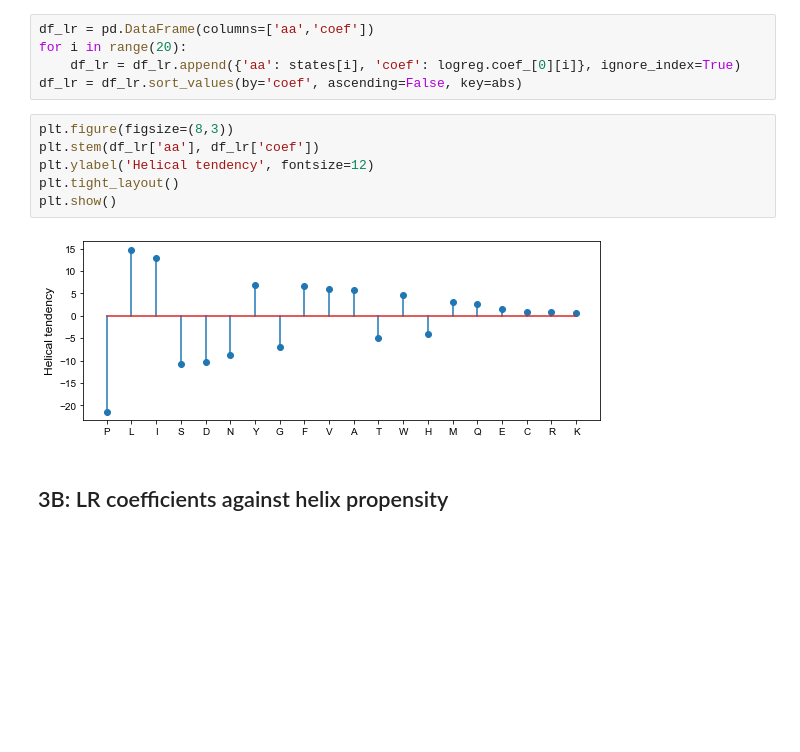
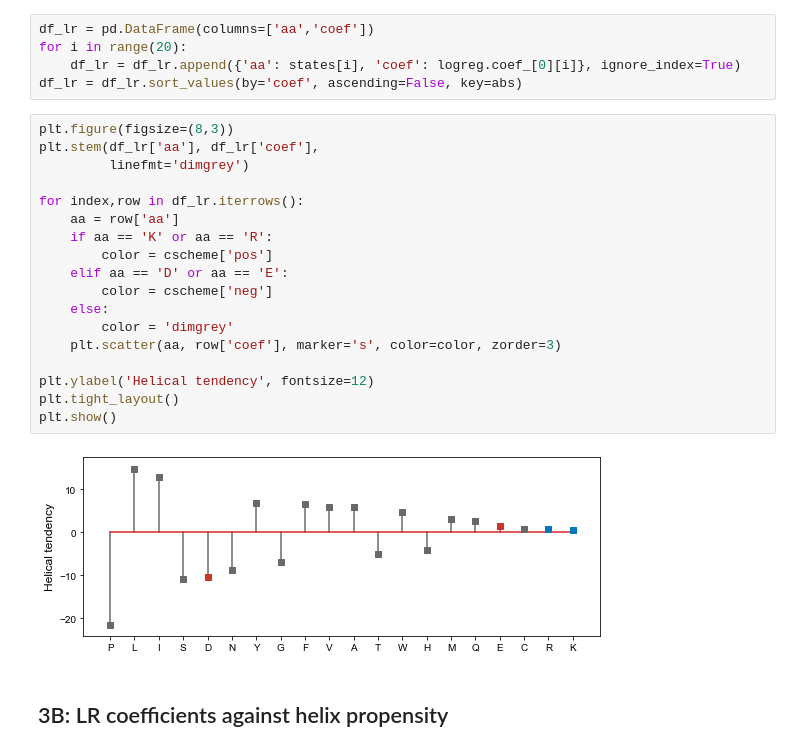
Before and after one commit to rosalindpan/hcrpaper, a Jupyter notebook: figures/Figure3.ipynb, the cells around one changed output. Cells and saved outputs as stored; diff of their text form; blank space fills up the shorter version.

Commit message:
imported figure 3 plots

```diff
--- a/figures/Figure3.ipynb
+++ b/figures/Figure3.ipynb
@@ -80,12 +91,24 @@ for i in range(20):
 df_lr = df_lr.sort_values(by='coef', ascending=False, key=abs)
 # %%
 plt.figure(figsize=(8,3))
-plt.stem(df_lr['aa'], df_lr['coef'])
+plt.stem(df_lr['aa'], df_lr['coef'],
+         linefmt='dimgrey')
+
+for index,row in df_lr.iterrows():
+    aa = row['aa']
+    if aa == 'K' or aa == 'R':
+        color = cscheme['pos']
+    elif aa == 'D' or aa == 'E':
+        color = cscheme['neg']
+    else:
+        color = 'dimgrey'
+    plt.scatter(aa, row['coef'], marker='s', color=color, zorder=3)
+
 plt.ylabel('Helical tendency', fontsize=12)
 plt.tight_layout()
 plt.show()
 # %% [output]
-[figure, old version]
+[figure, new version]
 # %% [markdown]
 ## 3B: LR coefficients against helix propensity
 # %%
```
Also changed, not shown: parts of 26 cells of this notebook, 6 other files.
